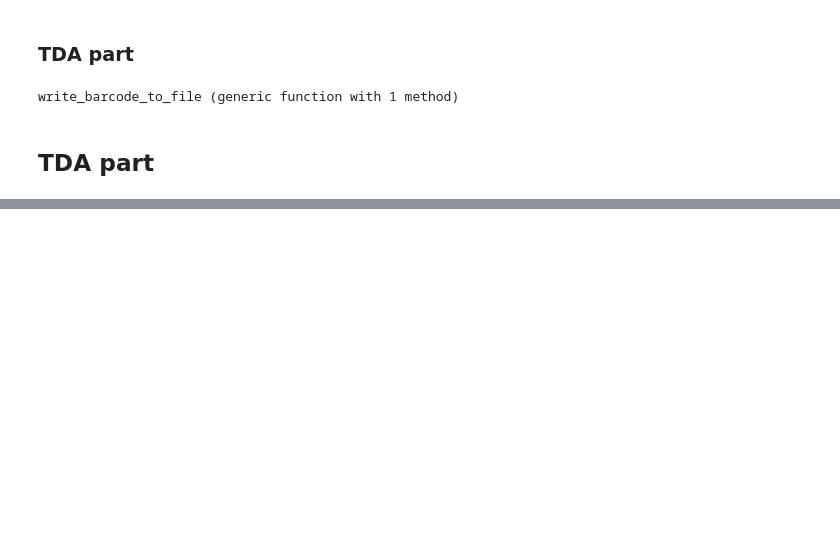
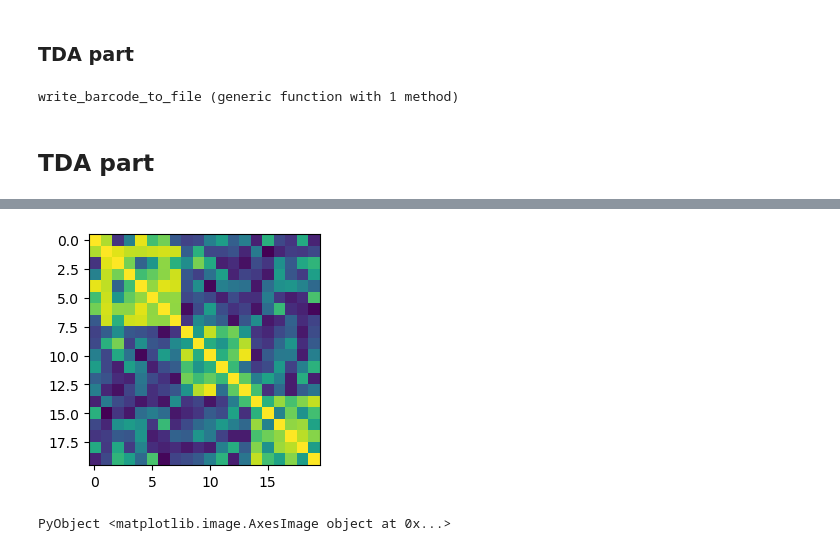
Before and after one commit to iknyazeva/WSBM, a Jupyter notebook: Julia_TDA_fromMat.ipynb, the cells around one changed output, grey strips where cells are left out. Saved outputs shown, nothing was run; the diff lists cells and outputs as text; code cells hidden in the pictures; blank space fills up the shorter version.

```diff
--- a/Julia_TDA_fromMat.ipynb
+++ b/Julia_TDA_fromMat.ipynb
@@ -108 +122,9 @@ filename = string("ints_",50,"_strong", ".txt")
 write_barcode_to_file(C, filename, maxdim = 1)
+# %%
+vars = matread(string("test_matrices/",n,"_wsbm_base_0.4_0.3_1_1.mat"))
+wsbm_medium = vars["wsbm_base"];
+plt.figure(figsize=(3,3))
+imshow(wsbm_medium)
+# %% [output]
+[figure, added]
+PyObject <matplotlib.image.AxesImage object at 0x...>
```
Also changed, not shown: parts of 19 cells of this notebook, 20 other files.
